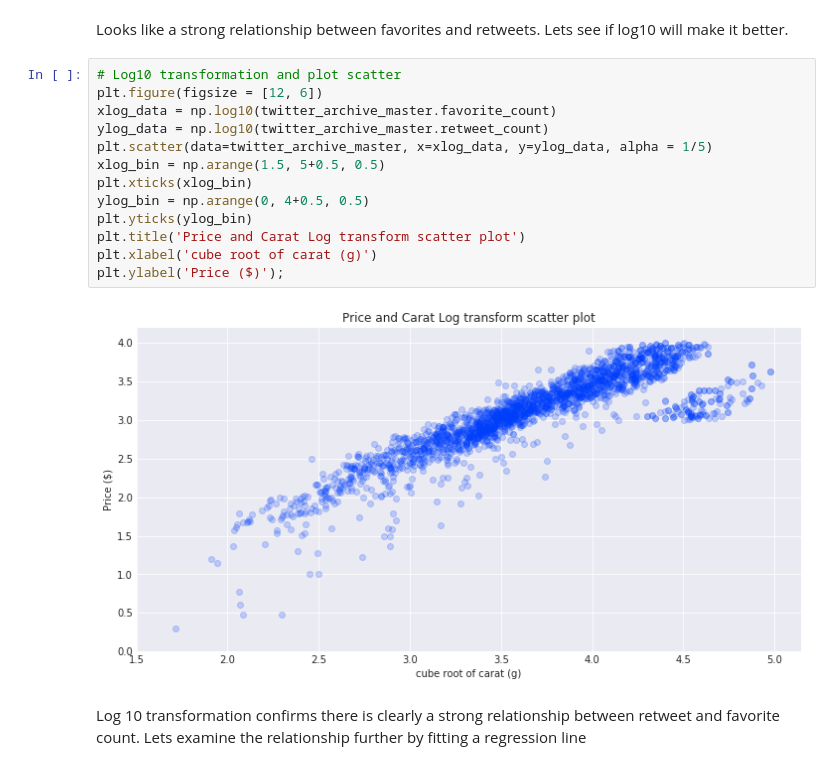
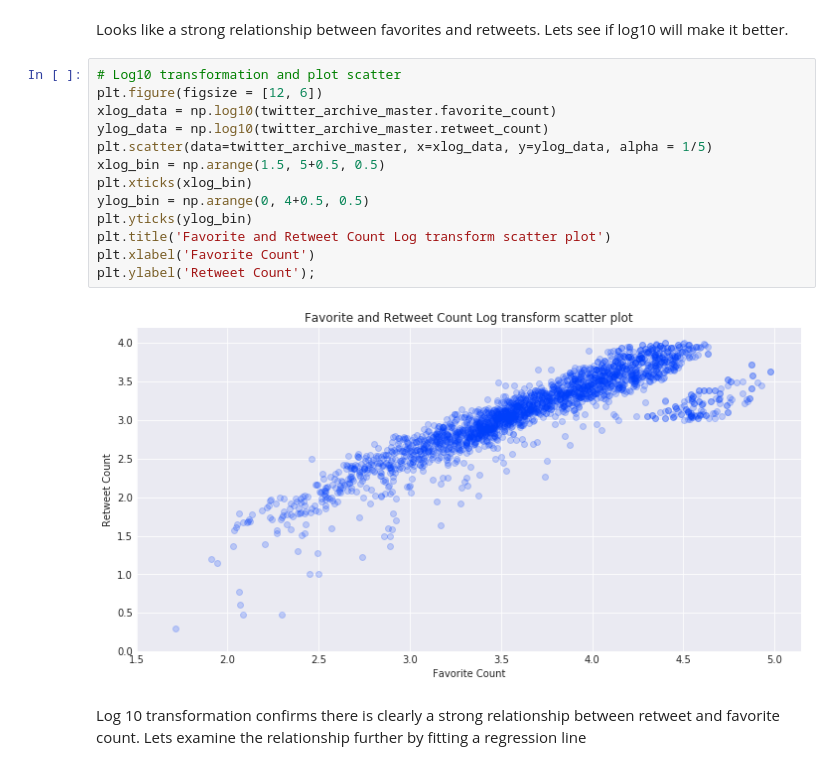
Before and after one commit to yaswaz/twitter_api, a Jupyter notebook: wrangle_act.ipynb, the cells around one changed output. Drawn from its saved outputs; the diff is of its cells as text.

```diff
--- a/wrangle_act.ipynb
+++ b/wrangle_act.ipynb
@@ -1557,18 +1556,18 @@ Looks like a strong relationship between favorites and retweets. Lets see if log
 # %%
 # Log10 transformation and plot scatter
 plt.figure(figsize = [12, 6])
 xlog_data = np.log10(twitter_archive_master.favorite_count)
 ylog_data = np.log10(twitter_archive_master.retweet_count)
 plt.scatter(data=twitter_archive_master, x=xlog_data, y=ylog_data, alpha = 1/5)
 xlog_bin = np.arange(1.5, 5+0.5, 0.5)
 plt.xticks(xlog_bin)
 ylog_bin = np.arange(0, 4+0.5, 0.5)
 plt.yticks(ylog_bin)
-plt.title('Price and Carat Log transform scatter plot')
-plt.xlabel('cube root of carat (g)')
-plt.ylabel('Price ($)');
+plt.title('Favorite and Retweet Count Log transform scatter plot')
+plt.xlabel('Favorite Count')
+plt.ylabel('Retweet Count');
 # %% [output]
-[figure, old version]
+[figure, new version]
 # %% [markdown]
 Log 10 transformation confirms there is clearly a strong relationship between retweet and favorite count. Lets examine the relationship further by fitting a regression line
 # %%
```
Also changed, not shown: parts of 17 cells of this notebook.
